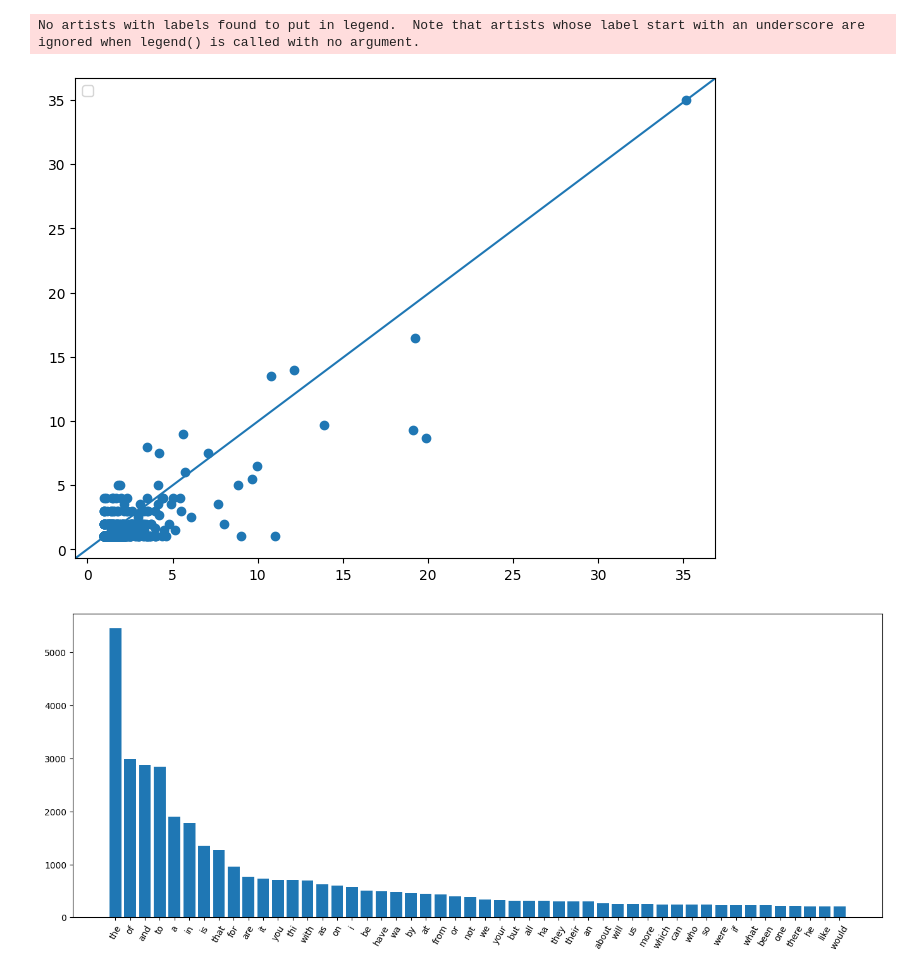
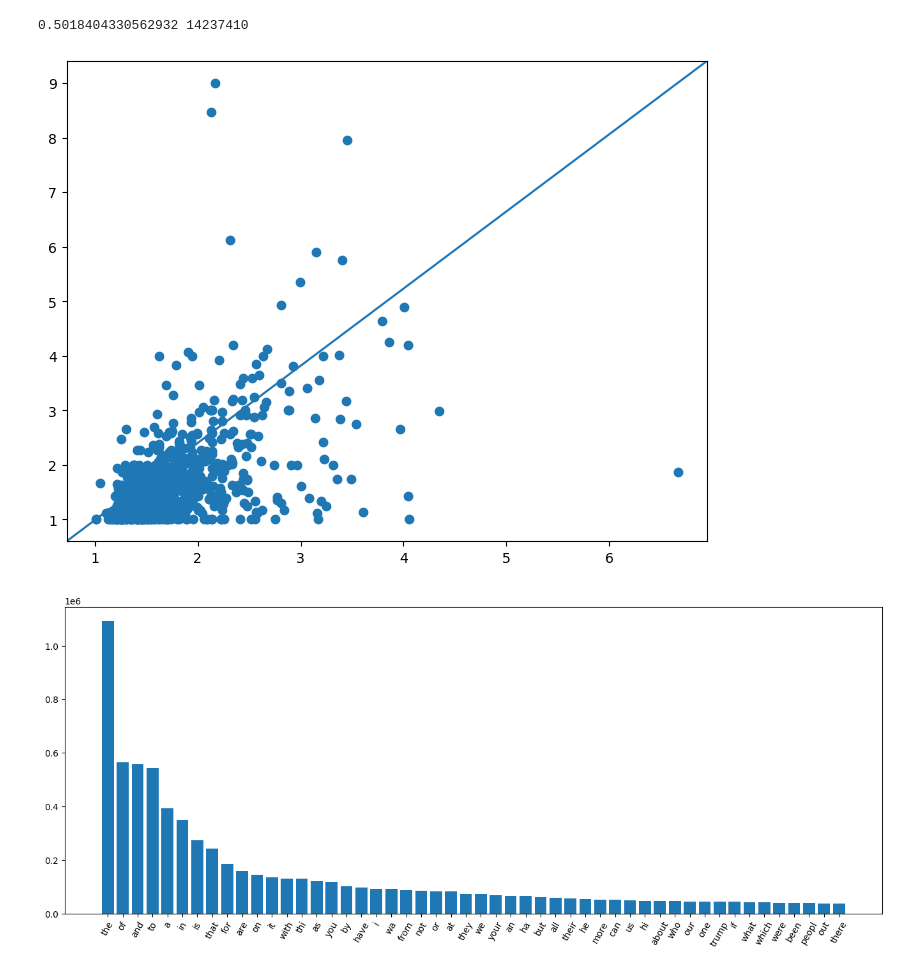
Before and after one commit to vicjuhl/fake-news, a Jupyter notebook: src/word_article_statistics.ipynb, the cells around one changed output. Cells and saved outputs as stored; diff of their text form; code cells hidden in the pictures.

```diff
--- a/src/word_article_statistics.ipynb
+++ b/src/word_article_statistics.ipynb
@@ -7,7 +7,7 @@ import json
 import matplotlib.pyplot as plt
 # %%
 # file reference for dataframe
-json_file_path = pl.Path(os.path.abspath('')).parent.resolve() / "data_files/words/included_words.json"
+json_file_path = pl.Path(os.path.abspath('')).parent.resolve() / "data_files/included_words_valset2_100k.json"
 
 with open(json_file_path) as json_file:
     json_dict = json.load(json_file)
@@ -69,18 +63,23 @@ df[:30]
+# %%
+x = sum(df.total_word_freq)
+y = sum(df.total_word_freq[:49])
+z = x-y
+print(y/x,x)
+# %% [output]
+0.5018404330562932 14237410
 # %%
-amount_ = 400
-start_ = 0
+amount_ = 1000
+start_ = 50
 end_ = start_ + amount_
 
 ax = plt.figure().add_axes([0,0,1,1])
 fake_ratio = df.fake_wa_ratio[start_:end_]
 real_ratio = df.real_wa_ratio[start_:end_]
 ax.scatter(fake_ratio, real_ratio)
-ax.legend()
 ax.plot([0, 1], [0, 1], transform=ax.transAxes)
 plt.show()
 # %% [output]
-No artists with labels found to put in legend.  Note that artists whose label start with an underscore are ignored when legend() is called with no argument.
-[figure, old version]
+[figure, new version]
 # %%
 amount = 50
 start = 0
@@ -95,4 +94,4 @@ axes.bar(word, freq)
 plt.xticks(rotation=60)
 plt.show()
 # %% [output]
-[figure, old version]
+[figure, new version]
```
Also changed, not shown: parts of 2 cells of this notebook.
